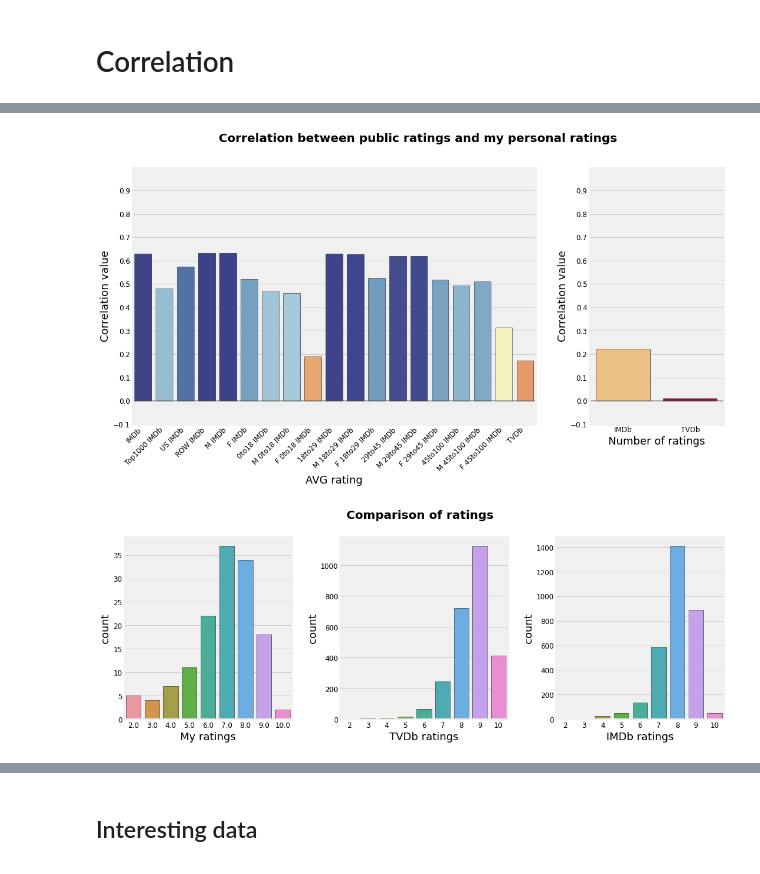
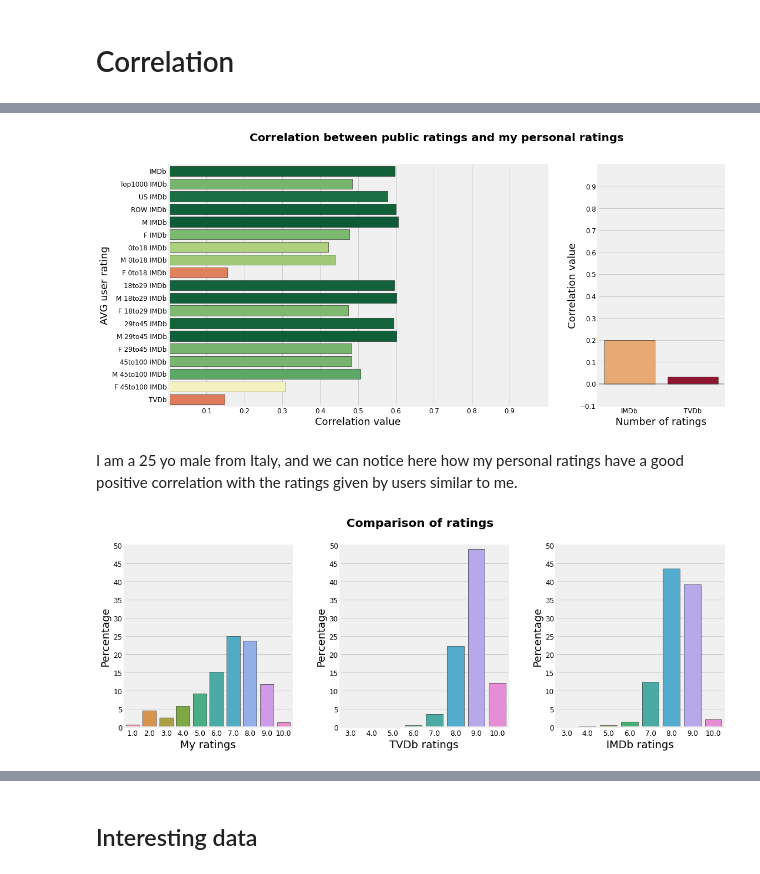
Before and after one commit to arlessweschler/tvtime-dataviz, a Jupyter notebook: analysis.ipynb, the cells around one changed output, grey strips where cells are left out. Cells and saved outputs as stored; diff of their text form; code cells hidden in the pictures.

```diff
--- a/analysis.ipynb
+++ b/analysis.ipynb
@@ -16,9 +16,9 @@ plt.rcParams["ytick.labelsize"] = 12
 
 from sklearn import preprocessing
 # %%
-tvdb_series_df = pd.read_csv("tvdb.csv", index_col="imdb_id")
-my_ratings_df = pd.read_csv("my_ratings.csv", index_col="imdb_id")
-imdb_series_df = pd.read_csv("imdb.csv", index_col="id")
+tvdb_series_df = pd.read_csv("data/tvdb.csv", index_col="imdb_id")
+my_ratings_df = pd.read_csv("data/my_ratings.csv", index_col="imdb_id")
+imdb_series_df = pd.read_csv("data/imdb.csv", index_col="id")
 # %%
 cols_to_use = tvdb_series_df.columns.difference(imdb_series_df.columns)
 df1 = pd.merge(imdb_series_df, tvdb_series_df[cols_to_use], how="outer", left_index=True, right_index=True)
@@ -81,62 +81,76 @@ plt.show()
 sorted_corr_rating = my_rating_corr[rating_mask].drop("my_rating")
 norm_sorted_corr_rating = preprocessing.MinMaxScaler().fit_transform(sorted_corr_rating.values.reshape(-1,1)).flatten()
 
 fig, (ax1, ax2) = plt.subplots(1, 2, figsize=(16,8), gridspec_kw={"width_ratios": [3, 1]})
 plt.suptitle("Correlation between public ratings and my personal ratings")
 
 # PLOT 1
 y1 = sorted_corr_rating[1:-1]
 x1 = ["IMDb", "Top1000 IMDb", "US IMDb", "ROW IMDb", "M IMDb", "F IMDb",
       "0to18 IMDb", "M 0to18 IMDb", "F 0to18 IMDb",
       "18to29 IMDb", "M 18to29 IMDb", "F 18to29 IMDb",
       "29to45 IMDb", "M 29to45 IMDb", "F 29to45 IMDb",
       "45to100 IMDb", "M 45to100 IMDb", "F 45to100 IMDb", "TVDb"]
-palette1 = mpl.cm.RdYlBu(norm_sorted_corr_rating[1:-1])
+palette1 = mpl.cm.RdYlGn(norm_sorted_corr_rating[1:-1])
 
-sns.barplot(y=y1, x=x1, ax=ax1, palette=palette1, edgecolor="black")
-ax1.axhline(color='#414141', linewidth=1.5, alpha=.5)
+sns.barplot(y=x1, x=y1, ax=ax1, palette=palette1, edgecolor="black")
+ax1.axvline(color='#414141', linewidth=1.5, alpha=.5)
 
-ax1.set_xlabel("AVG rating")
-ax1.set_xticklabels(ax1.get_xticklabels(), rotation=45, ha='right')
-ax1.set_ylim(-0.1,1.0)
-ax1.yaxis.set_ticks(np.arange(-0.1, 1.0, 0.10))
-ax1.set_ylabel("Correlation value")
+ax1.set_ylabel("AVG user rating")
+# ax1.set_yticklabels(ax1.get_xticklabels(), rotation=45, ha='right')
+ax1.set_xlim(0,1.0)
+ax1.xaxis.set_ticks(np.arange(0.1, 1.0, 0.10))
+ax1.set_xlabel("Correlation value")
 
 # PLOT 2
 x2 = ["IMDb", "TVDb"]
 y2 = list((sorted_corr_rating[0], sorted_corr_rating[-1]))
-palette2 = mpl.cm.RdYlBu(list((norm_sorted_corr_rating[0], norm_sorted_corr_rating[-1])))
+palette2 = mpl.cm.RdYlGn(list((norm_sorted_corr_rating[0], norm_sorted_corr_rating[-1])))
 
 sns.barplot(x=x2, y=y2, ax=ax2, palette=palette2, edgecolor="black")
 ax2.axhline(color='#414141', linewidth=1.5, alpha=.5)
 
 ax2.set_ylim(-0.1,1)
 ax2.yaxis.set_ticks(np.arange(-0.1, 1, 0.10))
 ax2.set_xlabel("Number of ratings")
 ax2.set_ylabel("Correlation value")
 
 plt.show()
 # %% [output]
-[figure, old version]
+[figure, new version]
+# %% [markdown]
+I am a 25 yo male from Italy, and we can notice here how my personal ratings have a good positive correlation with the ratings given by users similar to me.
 # %%
 fig, (ax1, ax2, ax3) = plt.subplots(1, 3, figsize=(16, 6), gridspec_kw={"width_ratios": [1, 1, 1]})
 fig.tight_layout(pad=5.0)
 fig.suptitle("Comparison of ratings")
 
-sns.countplot(tv_df["my_rating"], ax=ax1, edgecolor="#000000")
+#sns.countplot(x=tv_df["my_rating"], ax=ax1, edgecolor="#000000")
+sns.barplot(x="my_rating", y="my_rating", data=tv_df, estimator=lambda x: len(x) / len(tv_df['my_rating'].dropna()) * 100, ax=ax1, edgecolor="#000000")
 ax1.set_xlabel("My ratings")
+ax1.set_ylim(0, 50)
+ax1.yaxis.set_ticks(np.arange(0, 51, 5))
+ax1.set_ylabel('Percentage')
 
 # Discretizing and plotting TVDb ratings.
-disc = pd.cut(tv_df["tvdb_avg_rating"], bins=range(1,11))
-sns.countplot(disc.map(lambda x: x.right), ax=ax2, edgecolor="#000000")
+discretized = pd.cut(tv_df["tvdb_avg_rating"], bins=range(1,11)).map(lambda x: x.right)
+ratings = pd.DataFrame(pd.to_numeric(discretized))
+sns.barplot(x="tvdb_avg_rating", y="tvdb_avg_rating", data=ratings, estimator=lambda x: len(x) / len(ratings) * 100, ax=ax2, edgecolor="#000000")
 ax2.set_xlabel("TVDb ratings")
+ax2.set_ylim(0, 50)
+ax2.yaxis.set_ticks(np.arange(0, 51, 5))
+ax2.set_ylabel('Percentage')
 
 # Discretizing and plotting IMDb ratings.
-disc = pd.cut(tv_df["rating_avg"], bins=range(1,11))
-sns.countplot(disc.map(lambda x: x.right), ax=ax3, edgecolor="#000000")
+discretized = pd.cut(tv_df["rating_avg"], bins=range(1,11)).map(lambda x: x.right)
+ratings = pd.DataFrame(pd.to_numeric(discretized))
+sns.barplot(x="rating_avg", y="rating_avg", data=ratings, estimator=lambda x: len(x) / len(ratings) * 100, ax=ax3, edgecolor="#000000")
 ax3.set_xlabel("IMDb ratings")
+ax3.yaxis.set_ticks(np.arange(0, 51, 5))
+ax3.set_ylim(0, 50)
+ax3.set_ylabel('Percentage')
 
 plt.show()
 # %% [output]
-[figure, old version]
+[figure, new version]
 # %%
```
Also changed, not shown: parts of 8 cells of this notebook, 2 other files.
